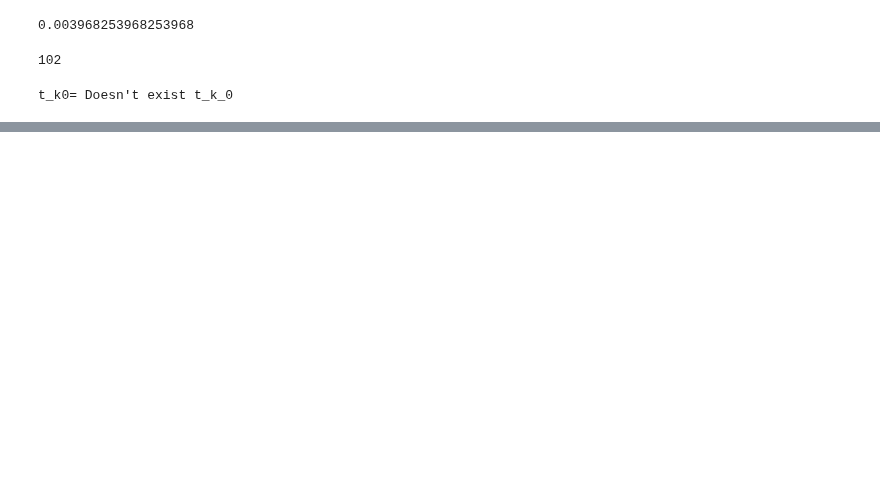
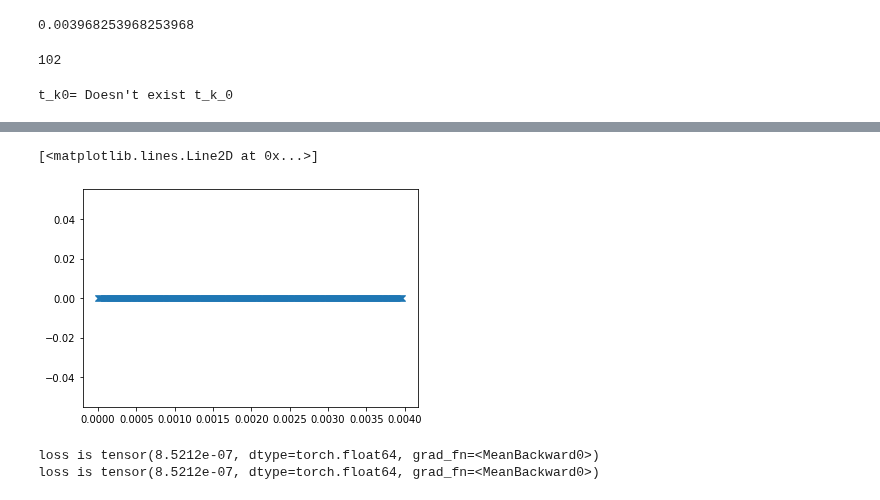
Before and after one commit to nicolahcm/code_thesis_fractional_diff_eq, a Jupyter notebook: Pytorch solving Integral riccati .ipynb, the cells around one changed output, grey strips where cells are left out. Saved outputs shown, nothing was run; the diff lists cells and outputs as text; code cells hidden in the pictures; blank space fills up the shorter version.

```diff
--- a/Pytorch solving Integral riccati .ipynb
+++ b/Pytorch solving Integral riccati .ipynb
@@ -314,0 +325,21 @@ if type(comparison[1]) == type(2.0):
+# %%
+n_points = 600
+
+n_legendre = 300
+
+nodes, weights = scipy.special.roots_legendre(n_legendre)
+weights_tensor = torch.tensor(weights)[:,None].float()
+nodes_tensor = torch.tensor(nodes)[:,None].float()
+
+def f(x):
+    return x**(1/1)
+
+x_train = f(np.linspace(0, T**1, n_points)[:, None])
+x = torch.Tensor(x_train)
+x.requires_grad = True
+
+fix, ax = plt.subplots()
+ax.plot(x_train, np.zeros(n_points), "x")
+# %% [output]
+[<matplotlib.lines.Line2D at 0x...>]
+[figure, added]
@@ -314,0 +379,16 @@ if type(comparison[1]) == type(2.0):
+# %%
+optimizer = torch.optim.LBFGS(N.parameters(), lr=1)
+
+def closure():
+
+    optimizer.zero_grad()
+    l = loss(x)
+    l.backward()
+
+    return l
+
+for i in range(2):
+    optimizer.step(closure)
+# %% [output]
+loss is tensor(8.5212e-07, dtype=torch.float64, grad_fn=<MeanBackward0>)
+loss is tensor(8.5212e-07, dtype=torch.float64, grad_fn=<MeanBackward0>)
```
Also changed, not shown: parts of 13 cells of this notebook, 1 other file.
